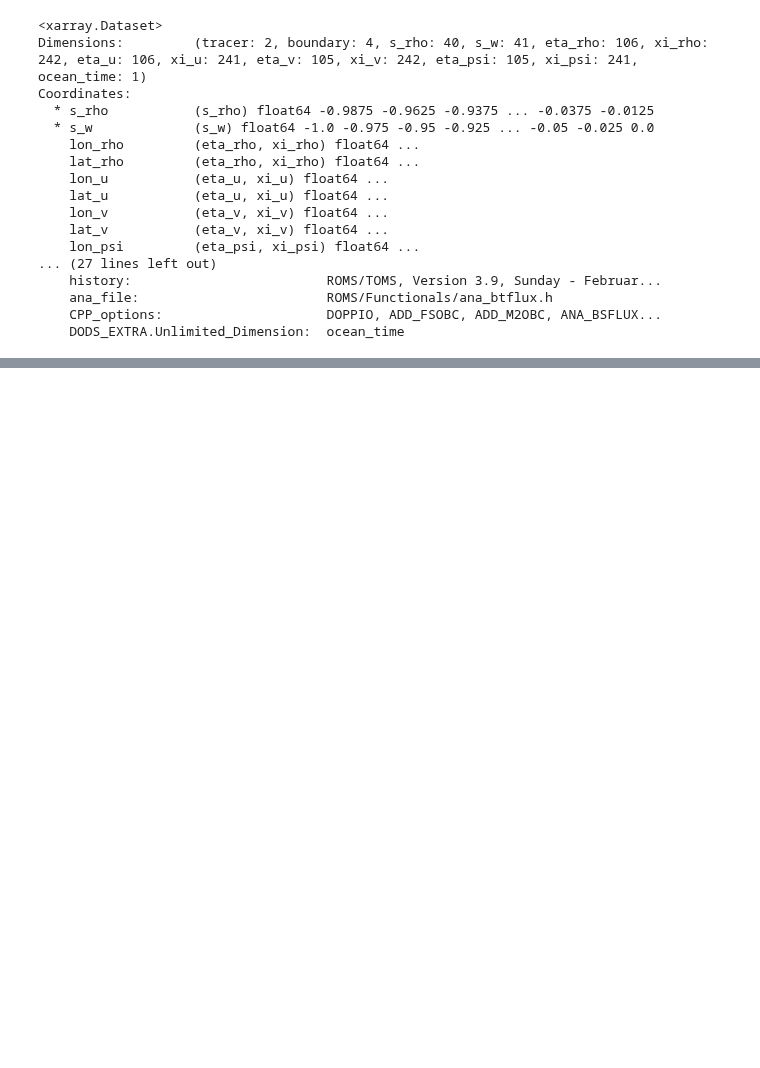
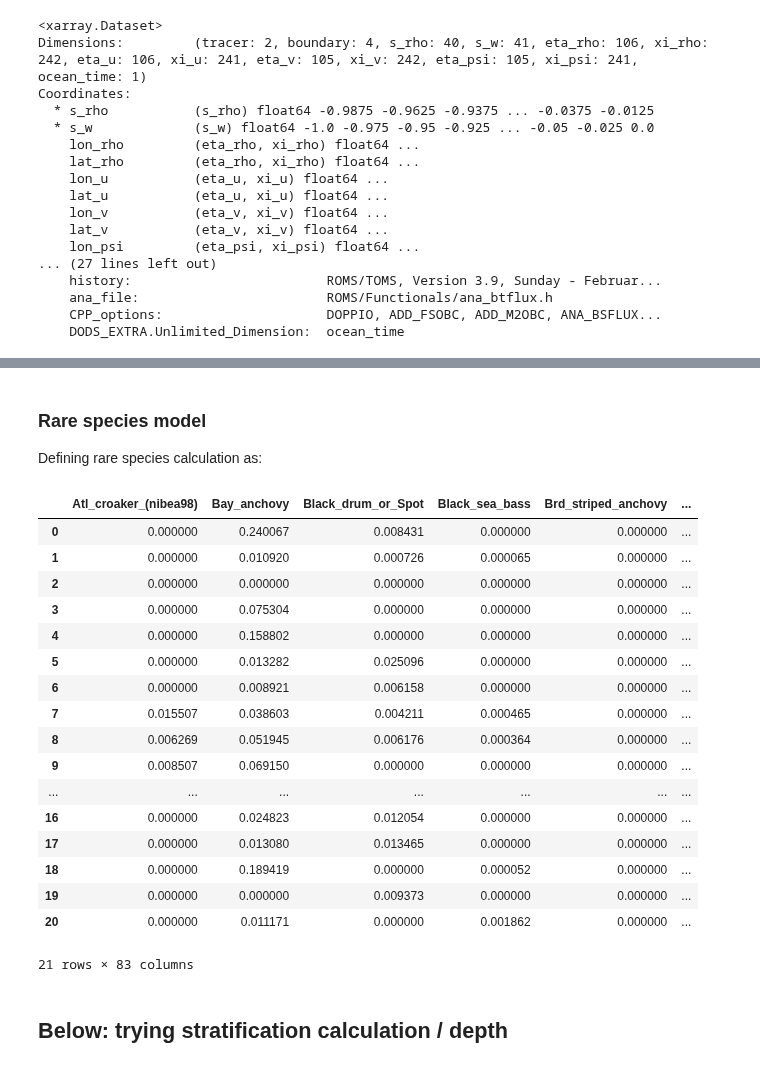
Before and after one commit to henrysun9074/fishics, a Jupyter notebook: models/q2a_doppio.ipynb, the cells around one changed output, grey strips where cells are left out. Saved outputs shown, nothing was run; the diff lists cells and outputs as text; code cells hidden in the pictures; blank space fills up the shorter version.

```diff
--- a/models/q2a_doppio.ipynb
+++ b/models/q2a_doppio.ipynb
@@ -37,3 +262,30 @@ Coordinates:
+# %% [markdown]
+### Rare species model
+
+Defining rare species calculation as:
+# %%
+ml_df
+# %% [output]
+|  | Atl_croaker_(nibea98) | Bay_anchovy | Black_drum_or_Spot | Black_sea_bass | Brd_striped_anchovy | ... |
+| 0 | 0.000000 | 0.240067 | 0.008431 | 0.000000 | 0.000000 | ... |
+| 1 | 0.000000 | 0.010920 | 0.000726 | 0.000065 | 0.000000 | ... |
+| 2 | 0.000000 | 0.000000 | 0.000000 | 0.000000 | 0.000000 | ... |
+| 3 | 0.000000 | 0.075304 | 0.000000 | 0.000000 | 0.000000 | ... |
+| 4 | 0.000000 | 0.158802 | 0.000000 | 0.000000 | 0.000000 | ... |
+| 5 | 0.000000 | 0.013282 | 0.025096 | 0.000000 | 0.000000 | ... |
+| 6 | 0.000000 | 0.008921 | 0.006158 | 0.000000 | 0.000000 | ... |
+| 7 | 0.015507 | 0.038603 | 0.004211 | 0.000465 | 0.000000 | ... |
+| 8 | 0.006269 | 0.051945 | 0.006176 | 0.000364 | 0.000000 | ... |
+| 9 | 0.008507 | 0.069150 | 0.000000 | 0.000000 | 0.000000 | ... |
+| ... | ... | ... | ... | ... | ... | ... |
+| 16 | 0.000000 | 0.024823 | 0.012054 | 0.000000 | 0.000000 | ... |
+| 17 | 0.000000 | 0.013080 | 0.013465 | 0.000000 | 0.000000 | ... |
+| 18 | 0.000000 | 0.189419 | 0.000000 | 0.000052 | 0.000000 | ... |
+| 19 | 0.000000 | 0.000000 | 0.009373 | 0.000000 | 0.000000 | ... |
+| 20 | 0.000000 | 0.011171 | 0.000000 | 0.001862 | 0.000000 | ... |
+21 rows × 83 columns
+# %% [markdown]
+## Below: trying stratification calculation / depth
 # %%
 import pandas as pd
 
```
Also changed, not shown: parts of 12 cells of this notebook, 2 other files.
